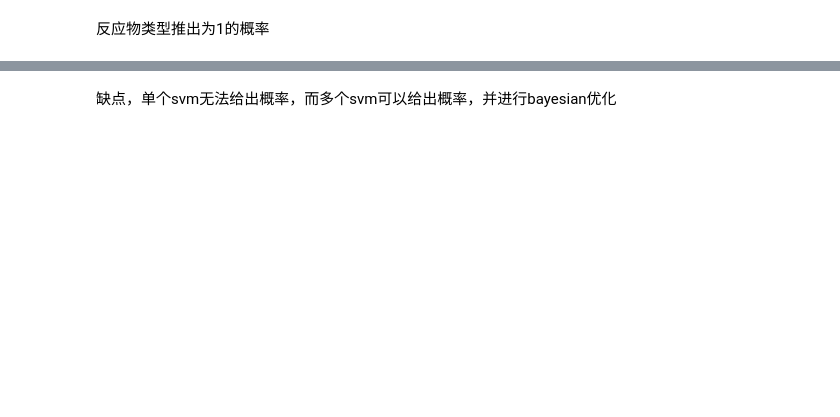
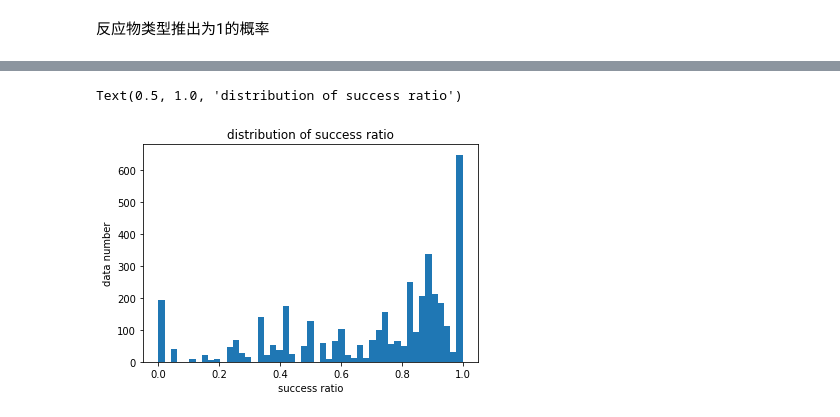
Before and after one commit to Xi-yuanWang/DarkReaction, a Jupyter notebook: detailedAnal.ipynb, the cells around one changed output, grey strips where cells are left out. Drawn from its saved outputs; the diff is of its cells as text; code cells hidden in the pictures; blank space fills up the shorter version.

```diff
--- a/detailedAnal.ipynb
+++ b/detailedAnal.ipynb
@@ -11,5 +9,5 @@ from header import Xx
 # %%
-y=np.load("./processedData/y.npy")
-Y=np.load("./processedData/Y.npy")
+X_masked=np.load("./processedData/X/X_masked.npy")
+x_masked=np.load("./processedData/X/x_masked.npy")
 # %% [markdown]
 测试集比训练集更不均衡
@@ -51,4 +42,6 @@ plt.hist([len(i) for i in reactantCombination],[0,2,4,6,8,10,15,20,30,50,150,200
 # %% [markdown]
 反应物类型推出为1的概率
 # %%
-rcOut=[sum([numout2boolout(Y[i]) for i in rc])/len(rc) for k in range(len(rc)) for rc in reactComb ]
+rcOut=[]
+for rc in reactComb:
+    rcOut+=[sum([numout2boolout(Y[i]) for i in rc])/len(rc)]*len(rc)
@@ -160,2 +48,8 @@ CV_author(X_musked,Y,3,SVC,{"kernel":"rbf","class_weight":"balanced","C":10})
-# %% [markdown]
-缺点，单个svm无法给出概率，而多个svm可以给出概率，并进行bayesian优化
+# %%
+plt.hist(rcOut,np.linspace(0,1))
+plt.xlabel("success ratio")
+plt.ylabel("data number")
+plt.title("distribution of success ratio")
+# %% [output]
+Text(0.5, 1.0, 'distribution of success ratio')
+[figure, added]
```
Also changed, not shown: parts of 27 cells of this notebook, 35 other files.
